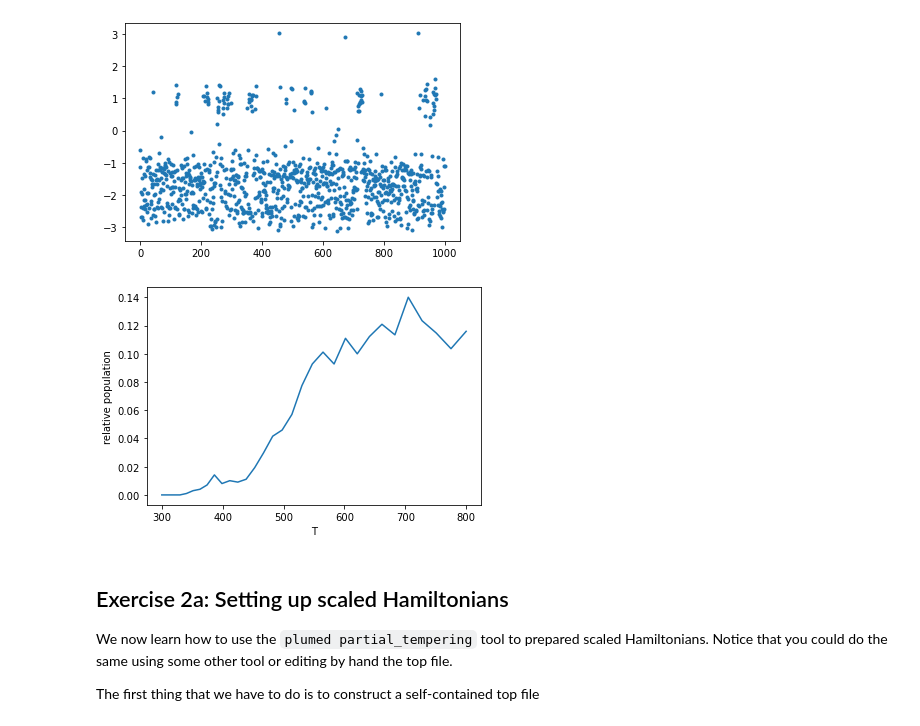
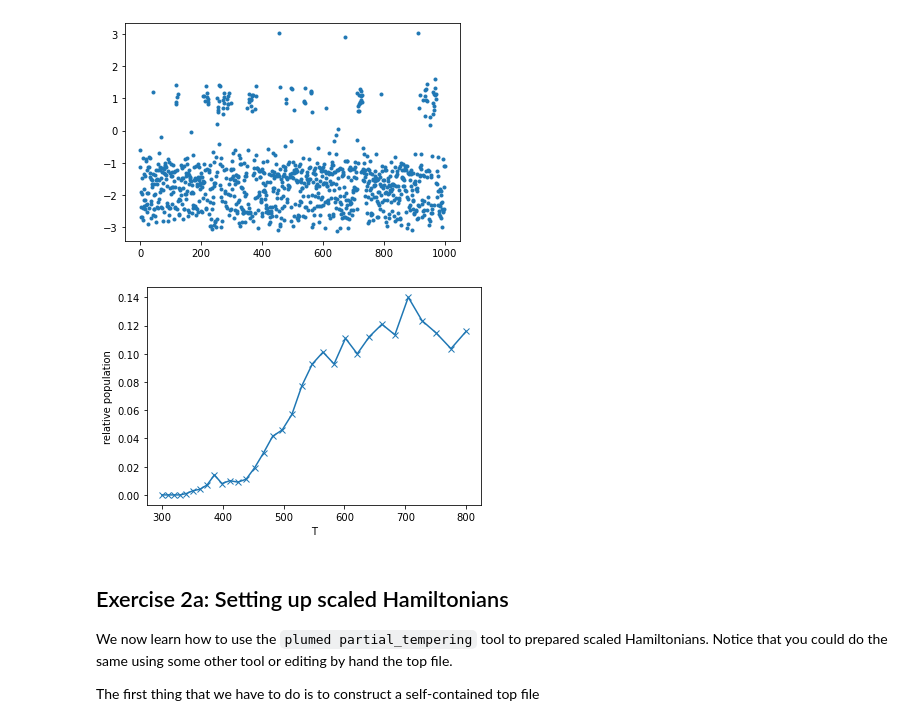
Before and after one commit to plumed/masterclass-22-10, a Jupyter notebook: Solution.ipynb, the cells around one changed output. Cells and saved outputs as stored; diff of their text form; code cells hidden in the pictures.

```diff
--- a/Solution.ipynb
+++ b/Solution.ipynb
@@ -415,12 +417,12 @@ As you can see, the number of transitions to the higher energy state is increasi
 Based on the analysis above, we decide to use T=800 at maximum temperature. This decision is partly arbitrary, but at least we should be able to get an approximate value with an analysis similar to what we have done above. Also notice that parallel tempering (and also solute tempering) simulations are not optimal for systems with such a high barrier on a single degree of freedom. In cases where we, for instance, combine parallel tempering (or solute tempering) with metadynamics or other enhanced sampling methods, determining the optimal temperature for the hottest replica should be might be more difficult.
 # %%
 Tmax=800
+Ts=np.geomspace(300,Tmax,32)
 # %% [markdown]
 We now run a parallel tempering simulations with a range of temperatures
 # %%
-Ts=np.geomspace(300,Tmax,16)
-#subprocess.run("mkdir -p 1_parallel_tempering/16reps",shell=True)
-with cd("1b/16reps"):
+# this box takes a while to run!
+with cd("1b/32reps"):
     for i in range(len(Ts)):
         with cd("replica{}".format(i)):
             with open("../../../grompp.mdp") as f:
@@ -780,12 +773,12 @@ for i in range(len(Ts)):
         np.sum(np.logical_or(colvar[i].phi>2.0,colvar[i].phi<0))
     )
 # %%
-plt.plot(Ts,pop_pt)
+plt.plot(Ts,pop_pt,"x-")
 plt.xlabel("T")
 plt.ylabel("relative population")
 plt.show()
 # %% [output]
-[figure, old version]
+[figure, new version]
 # %% [markdown]
 ## Exercise 2a: Setting up scaled Hamiltonians
 We now learn how to use the `plumed partial_tempering` tool to prepared scaled Hamiltonians. Notice that you could do the same using some other tool or editing by hand the top file.
```
Also changed, not shown: parts of 34 cells of this notebook.
